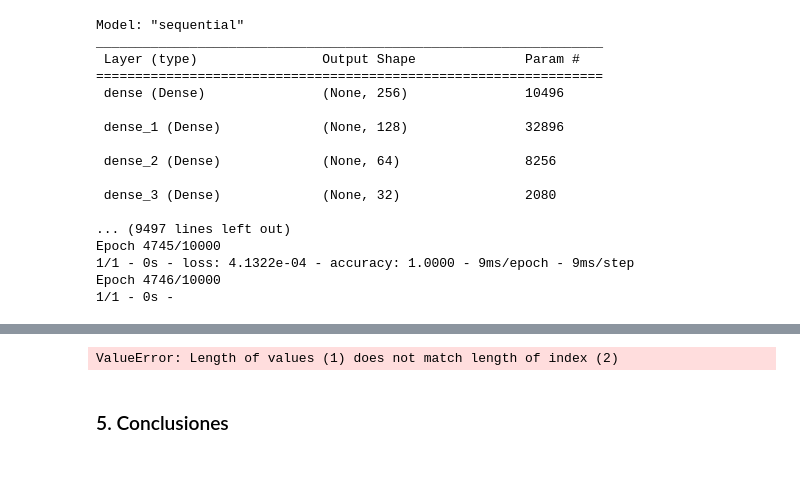
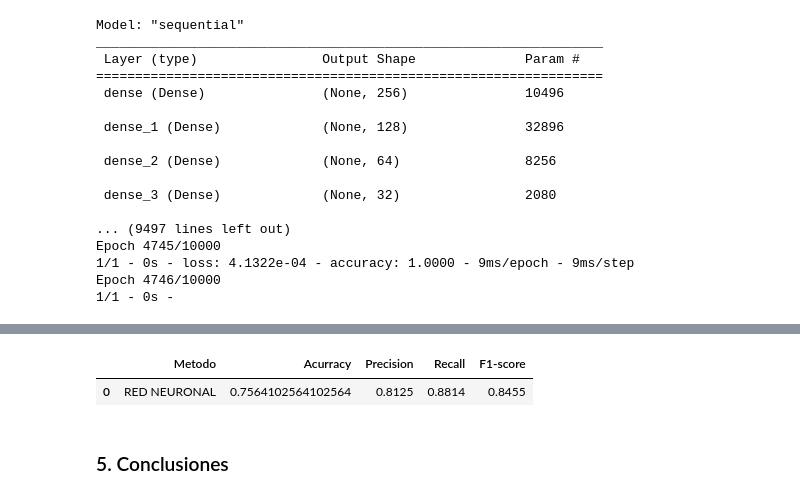
Before and after one commit to CosmicAdc/RedesNeuronales, a Jupyter notebook: Nueva carpeta (23)/RedesNeuronalesHepatitis.ipynb, the cells around one changed output, grey strips where cells are left out. Drawn from its saved outputs; the diff is of its cells as text; code cells hidden in the pictures; blank space fills up the shorter version.

```diff
--- a/Nueva carpeta (23)/RedesNeuronalesHepatitis.ipynb
+++ b/Nueva carpeta (23)/RedesNeuronalesHepatitis.ipynb
@@ -290,20 +290,21 @@ F1: 0.8455
 # %%
 import pandas as pd
 
 # Crear una tabla vacía
 tabla = pd.DataFrame()
 
 # Agregar columnas a la tabla
-tabla['Metodo'] = ["RN sin PCA","RN con PCA"]
+tabla['Metodo'] = ["RED NEURONAL"]
 tabla['Acurracy'] = [accuracyModeloBase]
 tabla['Precision'] = [precision]
 tabla['Recall'] = [recall]
 tabla['F1-score'] = [f1]
 
 # Imprimir la tabla
 
 tabla.head()
 # %% [output]
-ValueError: Length of values (1) does not match length of index (2)
+|  | Metodo | Acurracy | Precision | Recall | F1-score |
+| 0 | RED NEURONAL | 0.7564102564102564 | 0.8125 | 0.8814 | 0.8455 |
 # %% [markdown]
 <h3>5. Conclusiones  </h3>
```
Also changed, not shown: parts of 4 cells of this notebook, 2 other files.
